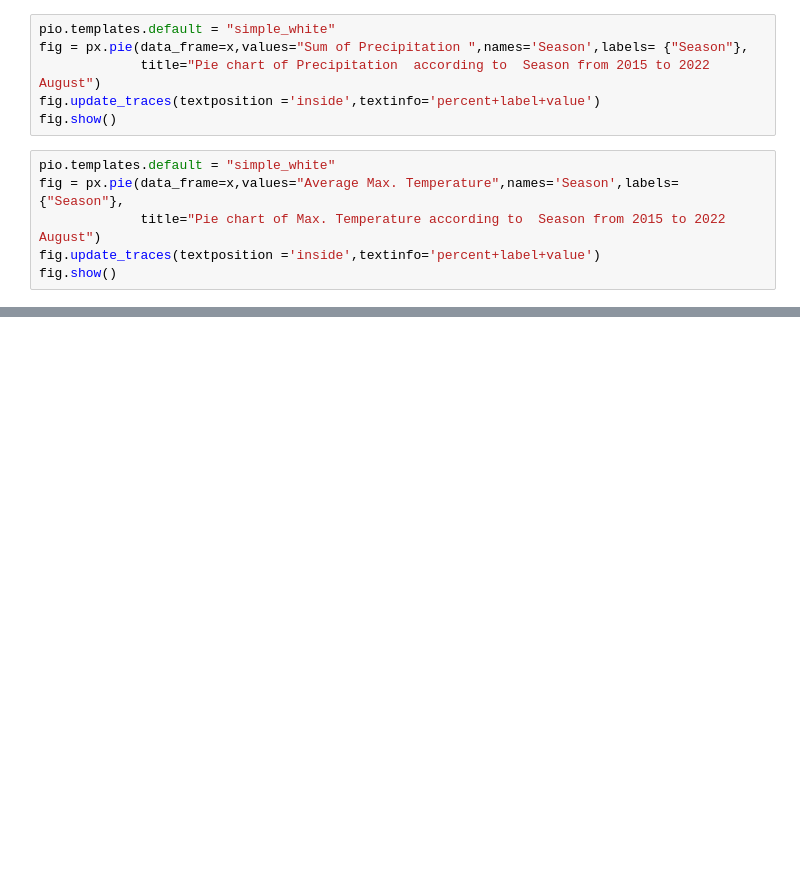
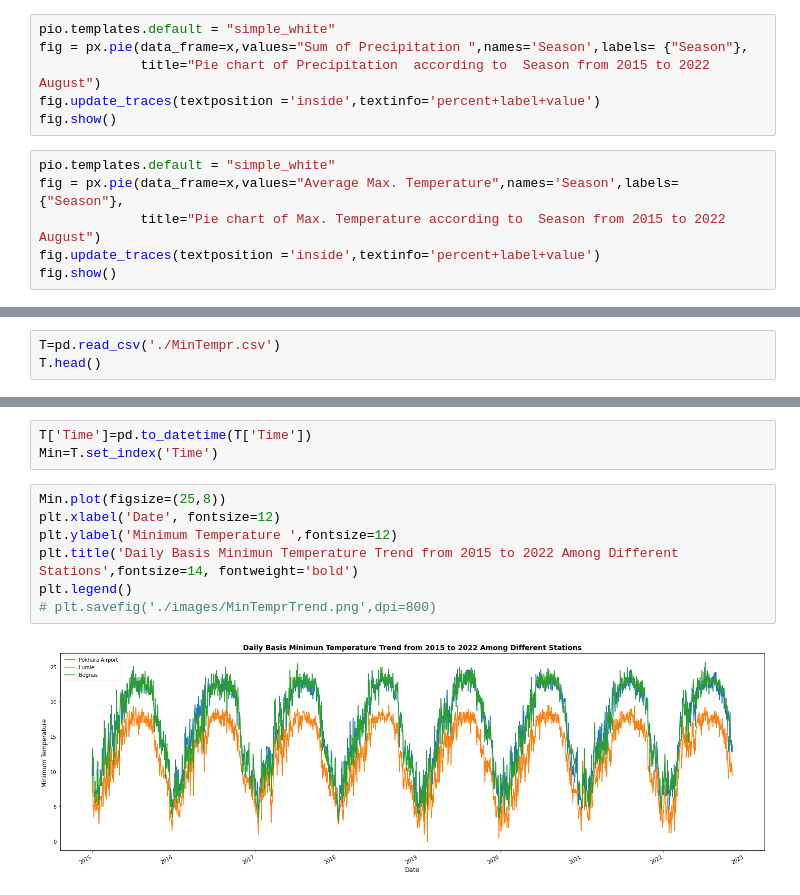
Before and after one commit to supathdhitalGEO/Weather-Forecasting, a Jupyter notebook: visualization/visualization.ipynb, the cells around one changed output, grey strips where cells are left out. Drawn from its saved outputs; the diff is of its cells as text; blank space fills up the shorter version.

```diff
--- a/visualization/visualization.ipynb
+++ b/visualization/visualization.ipynb
@@ -300,0 +381,3 @@ fig.show()
+# %%
+T=pd.read_csv('./MinTempr.csv')
+T.head()
@@ -300,0 +391,12 @@ fig.show()
+# %%
+T['Time']=pd.to_datetime(T['Time'])
+Min=T.set_index('Time')
+# %%
+Min.plot(figsize=(25,8))
+plt.xlabel('Date', fontsize=12)
+plt.ylabel('Minimum Temperature ',fontsize=12)
+plt.title('Daily Basis Minimun Temperature Trend from 2015 to 2022 Among Different Stations',fontsize=14, fontweight='bold')
+plt.legend()
+# plt.savefig('./images/MinTemprTrend.png',dpi=800)
+# %% [output]
+[figure, added]
```
Also changed, not shown: parts of 10 cells of this notebook, 17 other files.
